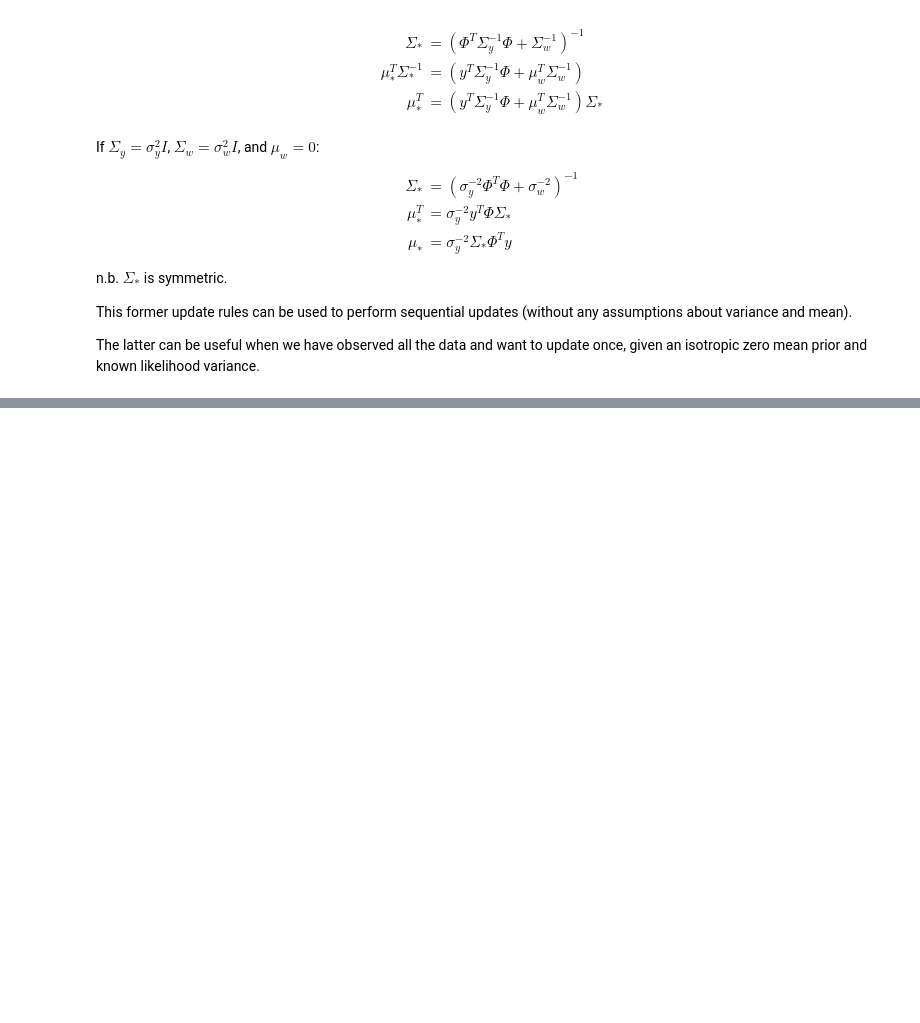
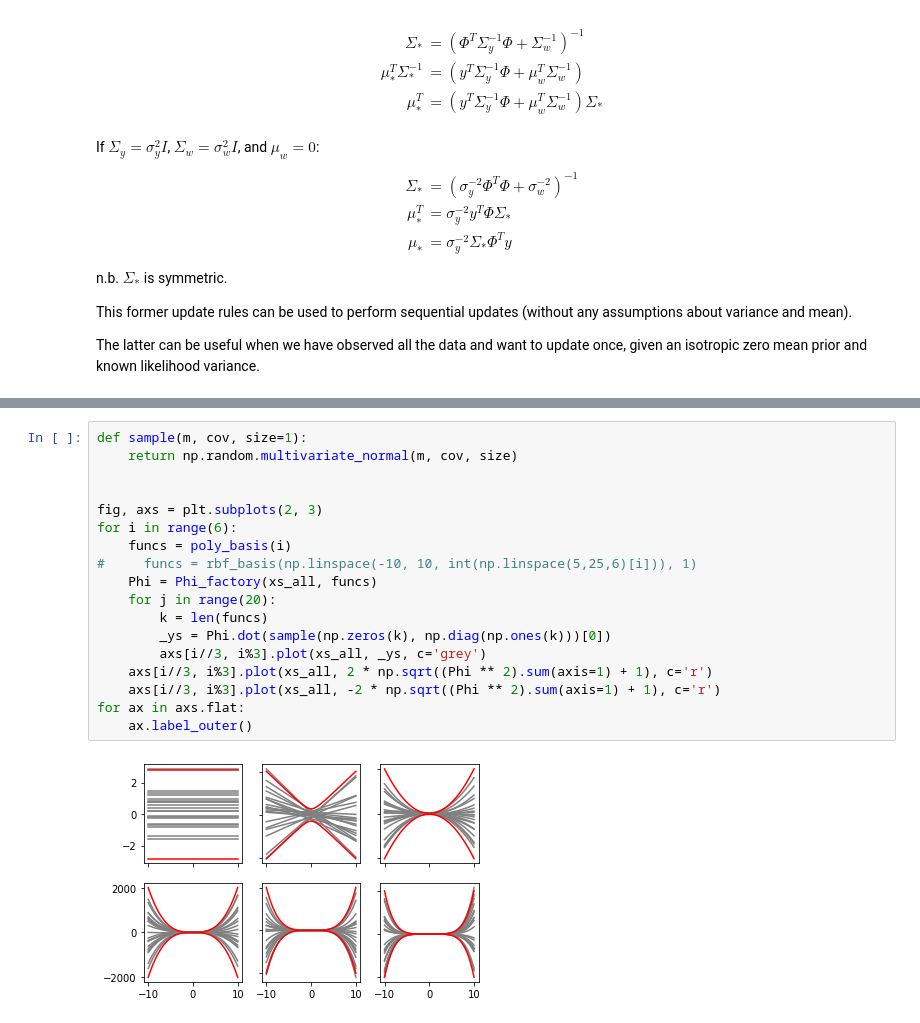
Before and after one commit to GavinPHR/bayesian-intro, a Jupyter notebook: linear_regression.ipynb, the cells around one changed output, grey strips where cells are left out. Saved outputs shown, nothing was run; the diff lists cells and outputs as text; blank space fills up the shorter version.

Commit message:
add weight sampling visualization

```diff
--- a/linear_regression.ipynb
+++ b/linear_regression.ipynb
@@ -158,0 +174,20 @@ The latter can be useful when we have observed all the data and want to update o
+# %%
+def sample(m, cov, size=1):
+    return np.random.multivariate_normal(m, cov, size)
+
+
+fig, axs = plt.subplots(2, 3)
+for i in range(6):
+    funcs = poly_basis(i)
+#     funcs = rbf_basis(np.linspace(-10, 10, int(np.linspace(5,25,6)[i])), 1)
+    Phi = Phi_factory(xs_all, funcs)
+    for j in range(20):
+        k = len(funcs)
+        _ys = Phi.dot(sample(np.zeros(k), np.diag(np.ones(k)))[0])
+        axs[i//3, i%3].plot(xs_all, _ys, c='grey')
+    axs[i//3, i%3].plot(xs_all, 2 * np.sqrt((Phi ** 2).sum(axis=1) + 1), c='r')
+    axs[i//3, i%3].plot(xs_all, -2 * np.sqrt((Phi ** 2).sum(axis=1) + 1), c='r')
+for ax in axs.flat:
+    ax.label_outer()
+# %% [output]
+[figure, added]
```
Also changed, not shown: parts of 4 cells of this notebook.
